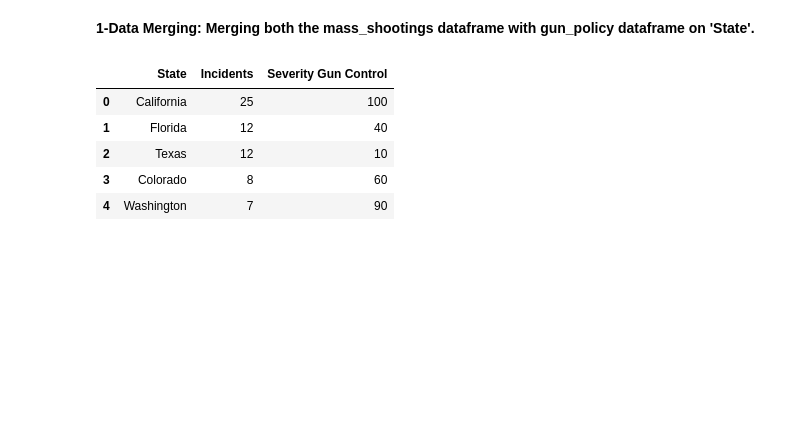
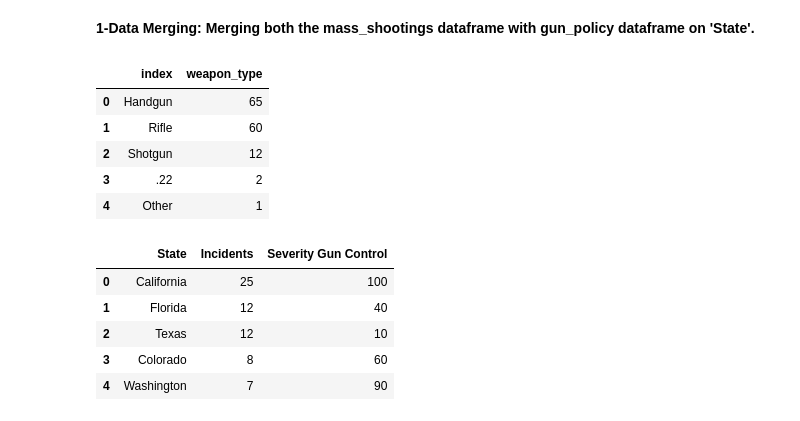
Before and after one commit to sharpchristopher/ds522-gun-violence-project, a Jupyter notebook: data_analysis_ds522.ipynb, the cells around one changed output. Cells and saved outputs as stored; diff of their text form; code cells hidden in the pictures; blank space fills up the shorter version.

Commit message:
Maram analysis + extra cells

```diff
--- a/data_analysis_ds522.ipynb
+++ b/data_analysis_ds522.ipynb
@@ -296,6 +308,17 @@ mass_shootings_state_counts.columns = ['State', 'Incidents']
 
 
 df_mass_shootings_and_gun_policy = pd.merge(mass_shootings_state_counts, gun_policy, on='State')
+# %%
+# (additional test cell -- count incidents by weapon type)
+mass_shootings_weapon_counts = mass_shootings['weapon_type'].value_counts().reset_index()
+mass_shootings_weapon_counts
+# %% [output]
+|  | index | weapon_type |
+| 0 | Handgun | 65 |
+| 1 | Rifle | 60 |
+| 2 | Shotgun | 12 |
+| 3 | .22 | 2 |
+| 4 | Other | 1 |
 # %%
 df_mass_shootings_and_gun_policy.head()
 # %% [output]
```
Also changed, not shown: parts of 2 cells of this notebook.
